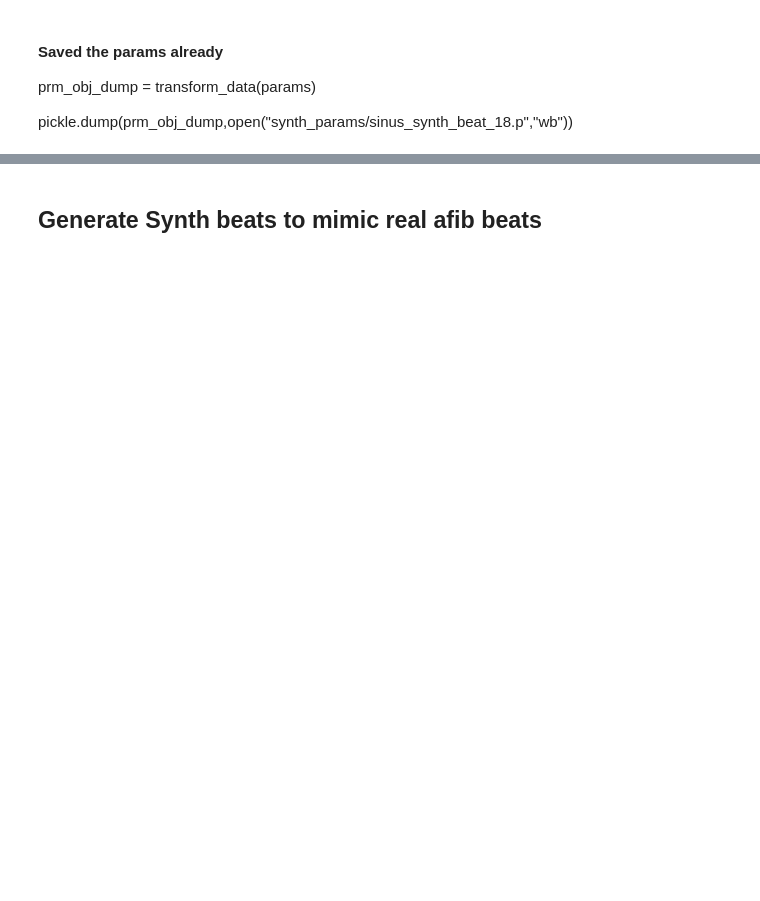
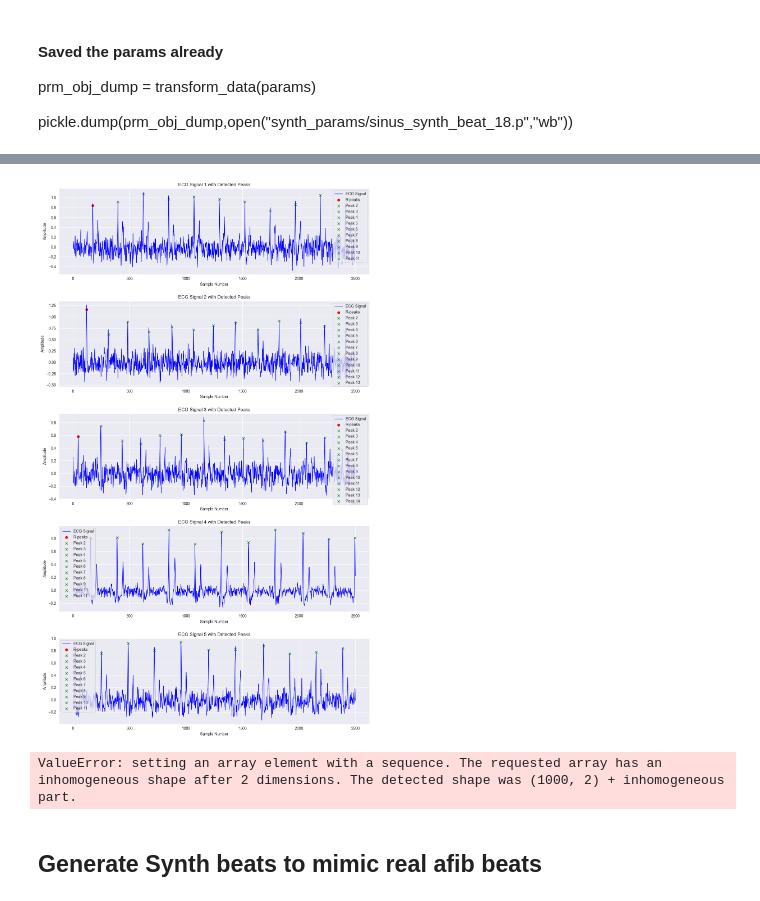
Before and after one commit to asimx07/afib-thesis, a Jupyter notebook: Segmentation_and_Beat_Extraction.ipynb, the cells around one changed output, grey strips where cells are left out. Cells and saved outputs as stored; diff of their text form; code cells hidden in the pictures; blank space fills up the shorter version.

```diff
--- a/Segmentation_and_Beat_Extraction.ipynb
+++ b/Segmentation_and_Beat_Extraction.ipynb
@@ -214,3 +422,14 @@ pickle.dump(prm_obj_dump,open("synth_params/sinus_synth_beat_18.p","wb"))
+# %%
+from utils import bpf
+sinus_cleaned_dataset = [(bpf(ecg, fs), r_peaks) for ecg, r_peaks in sinus_dataset_with_noise]
+
+plot_ecg_with_peaks(sinus_cleaned_dataset[:5])
+# %% [output]
+[figure, added]
+# %%
+print(np.shape(sinus_dataset))
+# %% [output]
+ValueError: setting an array element with a sequence. The requested array has an inhomogeneous shape after 2 dimensions. The detected shape was (1000, 2) + inhomogeneous part.
 # %% [markdown]
 
 
```
Also changed, not shown: parts of 16 cells of this notebook, 11 other files.
